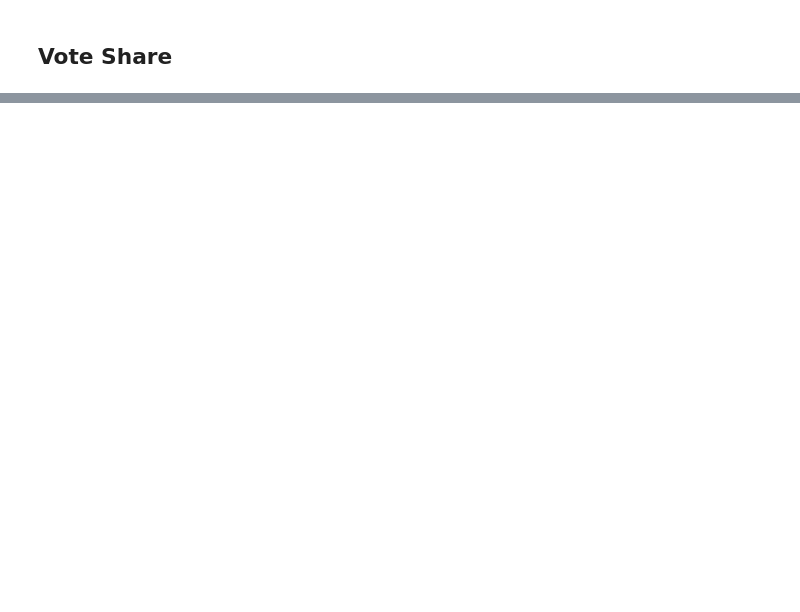
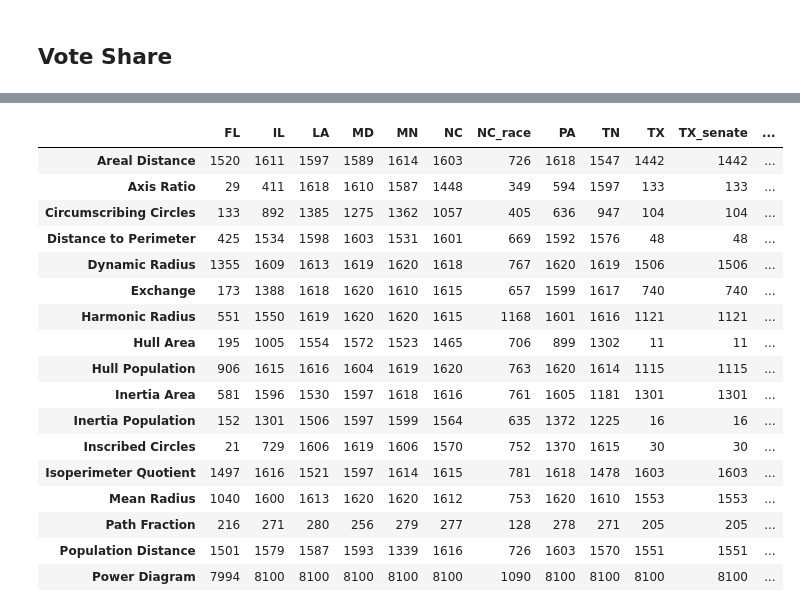
Before and after one commit to JamesSaxon/dist_analysis, a Jupyter notebook: seat_plots.ipynb, the cells around one changed output, grey strips where cells are left out. Drawn from its saved outputs; the diff is of its cells as text; code cells hidden in the pictures; blank space fills up the shorter version.

```diff
--- a/seat_plots.ipynb
+++ b/seat_plots.ipynb
@@ -228,3 +184,30 @@ df.groupby(["Method", "State", "Year"])["Dem Seats"].mean().unstack(level = [1,
+# %%
+if True:
+
+    for ri, row in pd.read_csv("data/enacted_seat_shares.csv").iterrows():
+        ds[row.State][str(row.Method)][str(row.Year)] = [row.Seats]
+
+else:
+
+    for s in pol_states:
+
+        usps = s.split("_")[0]
+
+        vote_file = None
+        if "senate" in s:
+            vote_file = s
+
+        print(s, ":", end = " ")
+        for ssn in [107, 111, 114]:
+            print(ssn, end = " ")
+
+            dseat_share = cdmap_seats(ssn, usps, vote_file)
+
+            for y, dshare in dseat_share.items():
+
+                ds[s][str(ssn)][str(y)] = [dshare * seats[usps]]
+
+        print()
 # %%
 sns.set(rc={"figure.figsize": (2.5, 0.5)})
 sns.set_style("white")
@@ -368,0 +376,37 @@ test["PA"]
+# %%
+N = []
+for s in ds:
+    for m in ds[s]:
+        if "1" in m: continue
+        if "split" in m: continue
+        y = [yx for yx in ds[s][m]][0]
+        N.append([s, m, len(ds[s][m][y])])
+
+df = pd.DataFrame(N, columns = ["State", "Method", "N"]).set_index(["State", "Method"]).unstack(0)
+
+df.columns = df.columns.levels[1]
+df.index.name = None
+df.columns.name = None
+df.index = pd.Series(df.index).map(method_full)
+df.sort_index(inplace = True)
+
+df
+# %% [output]
+|  | FL | IL | LA | MD | MN | NC | NC_race | PA | TN | TX | TX_senate | ... |
+| Areal Distance | 1520 | 1611 | 1597 | 1589 | 1614 | 1603 | 726 | 1618 | 1547 | 1442 | 1442 | ... |
+| Axis Ratio | 29 | 411 | 1618 | 1610 | 1587 | 1448 | 349 | 594 | 1597 | 133 | 133 | ... |
+| Circumscribing Circles | 133 | 892 | 1385 | 1275 | 1362 | 1057 | 405 | 636 | 947 | 104 | 104 | ... |
+| Distance to Perimeter | 425 | 1534 | 1598 | 1603 | 1531 | 1601 | 669 | 1592 | 1576 | 48 | 48 | ... |
+| Dynamic Radius | 1355 | 1609 | 1613 | 1619 | 1620 | 1618 | 767 | 1620 | 1619 | 1506 | 1506 | ... |
+| Exchange | 173 | 1388 | 1618 | 1620 | 1610 | 1615 | 657 | 1599 | 1617 | 740 | 740 | ... |
+| Harmonic Radius | 551 | 1550 | 1619 | 1620 | 1620 | 1615 | 1168 | 1601 | 1616 | 1121 | 1121 | ... |
+| Hull Area | 195 | 1005 | 1554 | 1572 | 1523 | 1465 | 706 | 899 | 1302 | 11 | 11 | ... |
+| Hull Population | 906 | 1615 | 1616 | 1604 | 1619 | 1620 | 763 | 1620 | 1614 | 1115 | 1115 | ... |
+| Inertia Area | 581 | 1596 | 1530 | 1597 | 1618 | 1616 | 761 | 1605 | 1181 | 1301 | 1301 | ... |
+| Inertia Population | 152 | 1301 | 1506 | 1597 | 1599 | 1564 | 635 | 1372 | 1225 | 16 | 16 | ... |
+| Inscribed Circles | 21 | 729 | 1606 | 1619 | 1606 | 1570 | 752 | 1370 | 1615 | 30 | 30 | ... |
+| Isoperimeter Quotient | 1497 | 1616 | 1521 | 1597 | 1614 | 1615 | 781 | 1618 | 1478 | 1603 | 1603 | ... |
+| Mean Radius | 1040 | 1600 | 1613 | 1620 | 1620 | 1612 | 753 | 1620 | 1610 | 1553 | 1553 | ... |
+| Path Fraction | 216 | 271 | 280 | 256 | 279 | 277 | 128 | 278 | 271 | 205 | 205 | ... |
+| Population Distance | 1501 | 1579 | 1587 | 1593 | 1339 | 1616 | 726 | 1603 | 1570 | 1551 | 1551 | ... |
+| Power Diagram | 7994 | 8100 | 8100 | 8100 | 8100 | 8100 | 1090 | 8100 | 8100 | 8100 | 8100 | ... |
```
Also changed, not shown: parts of 20 cells of this notebook.
